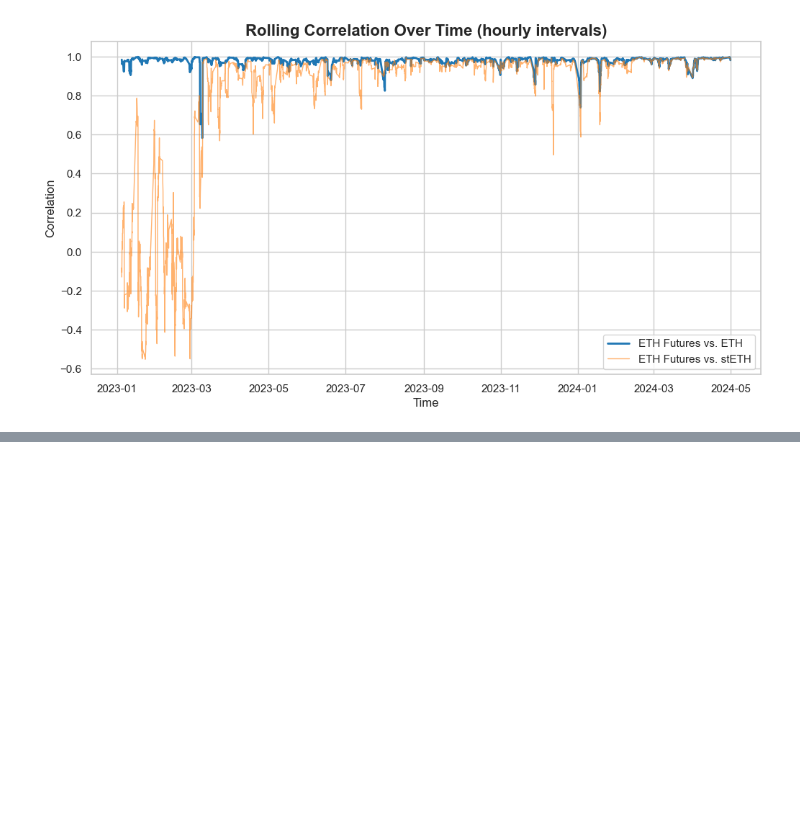
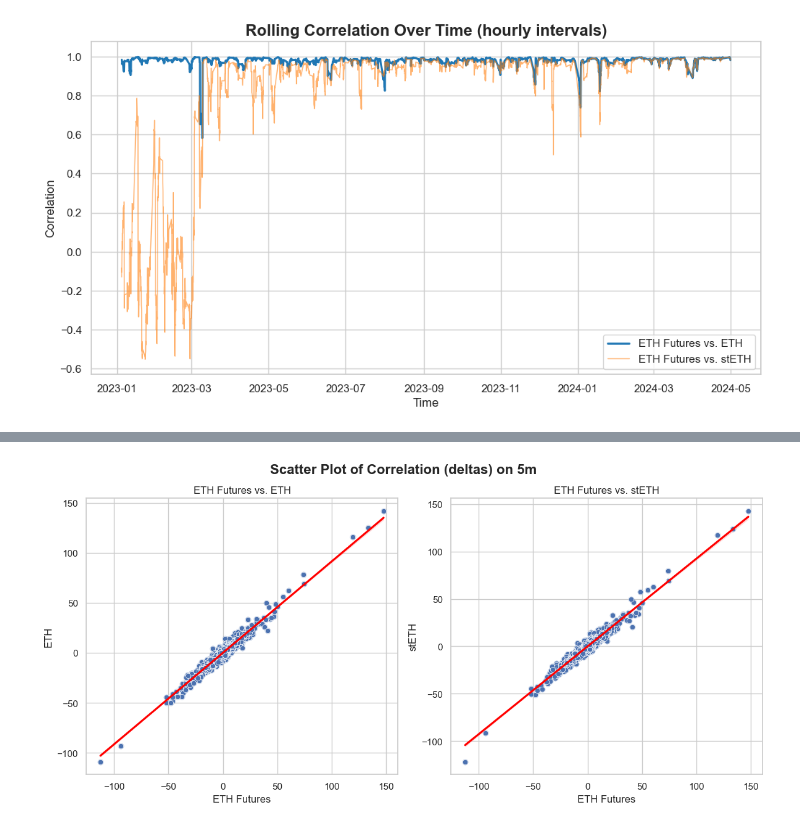
Before and after one commit to sjuanati/DataSciLabs, a Jupyter notebook: projects/cme/src/3_correlation_final.ipynb, the cells around one changed output, grey strips where cells are left out. Cells and saved outputs as stored; diff of their text form; code cells hidden in the pictures; blank space fills up the shorter version.

```diff
--- a/projects/cme/src/3_correlation_final.ipynb
+++ b/projects/cme/src/3_correlation_final.ipynb
@@ -37,0 +78,7 @@ def show_scatters(df1, df2, tf):
+# %%
+def remove_na(df1, df2):
+    """remove pct values with `na` after applying correlation (normally the 1st record)"""
+
+    df1 = df1.dropna(subset=[PRICE_CME_PCT, PRICE_ETH_PCT])
+    df2 = df2.dropna(subset=[PRICE_CME_PCT, PRICE_STETH_PCT])
+    return df1, df2
@@ -40,7 +101,7 @@ def show_scatters(df1, df2, tf):
 # %%
 col_names = ['Entry Date UTC', 'Price']
 
-# Load CME ETH data [from CME Group]
+# Load CME ETH data [from CME Group] on a minute basis
 df_cme_1m = pd.read_csv('../data/cme/cme_1m_cme.csv', usecols=col_names)
 df_cme_1m['Entry Date UTC'] = pd.to_datetime(
         df_cme_1m['Entry Date UTC'],
@@ -48,6 +109,15 @@ df_cme_1m['Entry Date UTC'] = pd.to_datetime(
         utc=True
     )
 df_cme_1m.set_index('Entry Date UTC', inplace=True)
+
+# Filter CME ETH data from 1m to 5m: getting the minute before every modulo 5 as the close price for
+# eth futures vs. trading view every 5 min at open price for eth
+# Then, assigning the price as modulo 5 in eth futures to be able to match with trading view's eth on dates
+df_cme_5m = df_cme_1m[df_cme_1m.index.minute % 5 == 4]
+df_cme_5m.index = df_cme_5m.index + pd.DateOffset(minutes=1)
+df_cme_5m = df_cme_5m.reset_index()
+
+# Filter CME ETH data from 1m to 1h
 df_cme_1h = df_cme_1m[df_cme_1m.index.minute == 0].reset_index()
 
 # Load ETH data [from Trading View]
@@ -57,6 +127,8 @@ df_eth_1h['Entry Date UTC'] = pd.to_datetime(df_eth_1h['Entry Date UTC'], utc=Tr
 # Load stETH data [from Trading View]
 df_steth_1h = pd.read_csv('../data/steth/steth_1h_tv.csv', usecols=col_names)
 df_steth_1h['Entry Date UTC'] = pd.to_datetime(df_steth_1h['Entry Date UTC'], utc=True)
+
+# TODO: load Dune data to show lower accuracy
 # %% [markdown]
 ### Data Processing
 # %%
@@ -117,0 +242,18 @@ show_rolling_correlations(df_cme_eth, df_cme_steth)
+# %%
+# Load ETH data [from Trading View] (may'24 to jun'24)
+df_eth_5m = pd.read_csv('../data/eth/eth_5m_tv.csv', usecols=col_names)
+df_eth_5m['Entry Date UTC'] = pd.to_datetime(df_eth_5m['Entry Date UTC'], utc=True)
+
+# Load stETH data [from Trading View] (may'24 to jun'24)
+df_steth_5m = pd.read_csv('../data/steth/steth_5m_tv.csv', usecols=col_names)
+df_steth_5m['Entry Date UTC'] = pd.to_datetime(df_steth_5m['Entry Date UTC'], utc=True)
+# %%
+# Merge datasets
+df_cme_eth_5m = pd.merge(df_cme_5m, df_eth_5m, on='Entry Date UTC', suffixes=('_cme', '_eth'))
+df_cme_steth_5m = pd.merge(df_cme_5m, df_steth_5m, on='Entry Date UTC', suffixes=('_cme', '_steth'))
+
+calc_deltas(df_cme_eth_5m, ['Price_cme', 'Price_eth'])
+calc_deltas(df_cme_steth_5m, ['Price_cme', 'Price_steth'])
+
+# Remove outliers
+df_cme_eth_5m, df_cme_steth_5m = remove_na(df_cme_eth_5m, df_cme_steth_5m)
@@ -117,0 +284,4 @@ show_rolling_correlations(df_cme_eth, df_cme_steth)
+# %%
+show_scatters(df_cme_eth_5m, df_cme_steth_5m, '5m')
+# %% [output]
+[figure, added]
```
Also changed, not shown: parts of 30 cells of this notebook.
